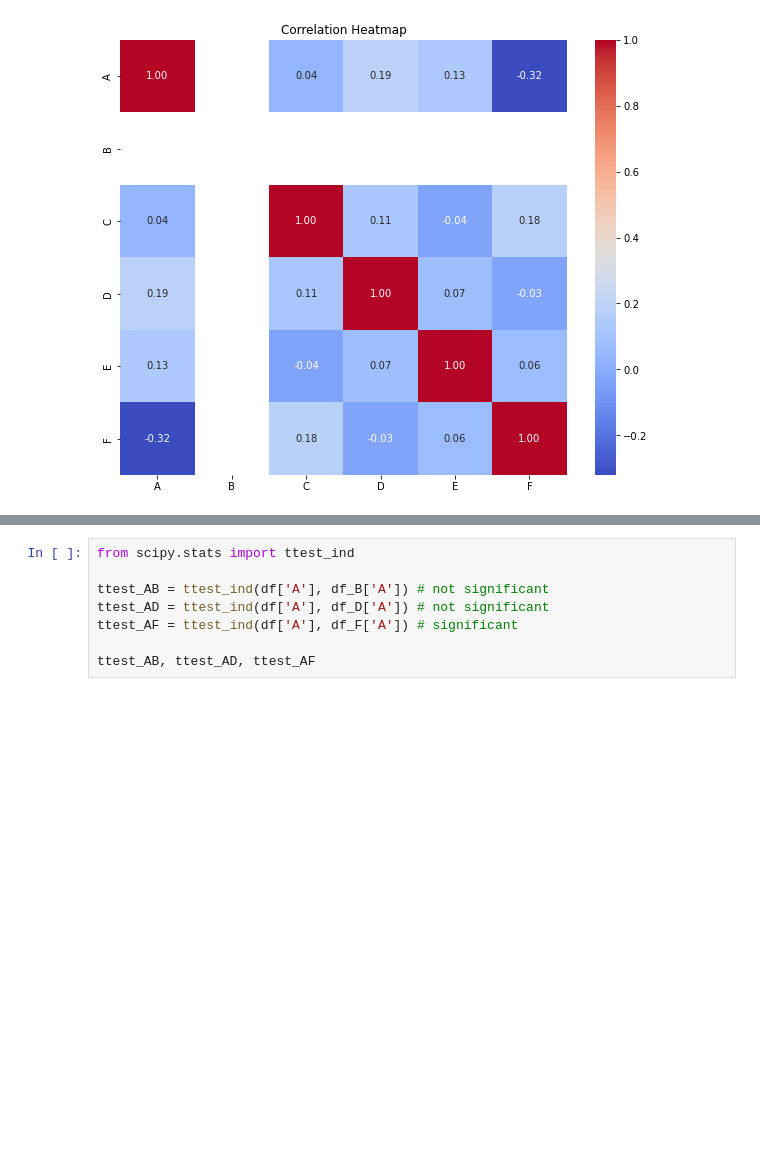
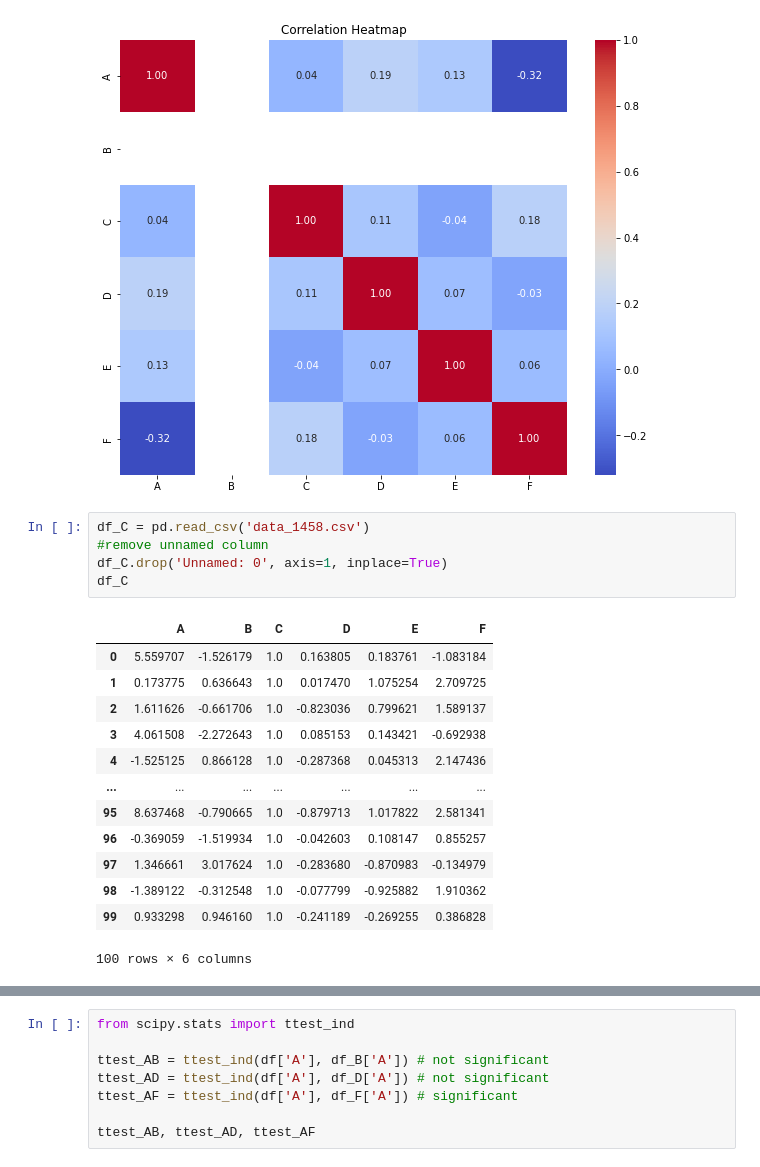
Before and after one commit to Villinger1999/BO-Mini-project, a Jupyter notebook: C-project/correlation.ipynb, the cells around one changed output, grey strips where cells are left out. Cells and saved outputs as stored; diff of their text form; blank space fills up the shorter version.

```diff
--- a/C-project/correlation.ipynb
+++ b/C-project/correlation.ipynb
@@ -390,5 +390,24 @@ D  0.186856 NaN  0.114917  1.000000  0.073224 -0.034602
 E  0.133564 NaN -0.040151  0.073224  1.000000  0.063612
 F -0.320108 NaN  0.176275 -0.034602  0.063612  1.000000
 [figure]
+# %%
+df_C = pd.read_csv('data_1458.csv')
+#remove unnamed column
+df_C.drop('Unnamed: 0', axis=1, inplace=True)
+df_C
+# %% [output]
+|  | A | B | C | D | E | F |
+| 0 | 5.559707 | -1.526179 | 1.0 | 0.163805 | 0.183761 | -1.083184 |
+| 1 | 0.173775 | 0.636643 | 1.0 | 0.017470 | 1.075254 | 2.709725 |
+| 2 | 1.611626 | -0.661706 | 1.0 | -0.823036 | 0.799621 | 1.589137 |
+| 3 | 4.061508 | -2.272643 | 1.0 | 0.085153 | 0.143421 | -0.692938 |
+| 4 | -1.525125 | 0.866128 | 1.0 | -0.287368 | 0.045313 | 2.147436 |
+| ... | ... | ... | ... | ... | ... | ... |
+| 95 | 8.637468 | -0.790665 | 1.0 | -0.879713 | 1.017822 | 2.581341 |
+| 96 | -0.369059 | -1.519934 | 1.0 | -0.042603 | 0.108147 | 0.855257 |
+| 97 | 1.346661 | 3.017624 | 1.0 | -0.283680 | -0.870983 | -0.134979 |
+| 98 | -1.389122 | -0.312548 | 1.0 | -0.077799 | -0.925882 | 1.910362 |
+| 99 | 0.933298 | 0.946160 | 1.0 | -0.241189 | -0.269255 | 0.386828 |
+100 rows × 6 columns
 # %%
 # make a table of the mean of each column for each df_*
```
Also changed, not shown: parts of 3 cells of this notebook, 1 other file.
